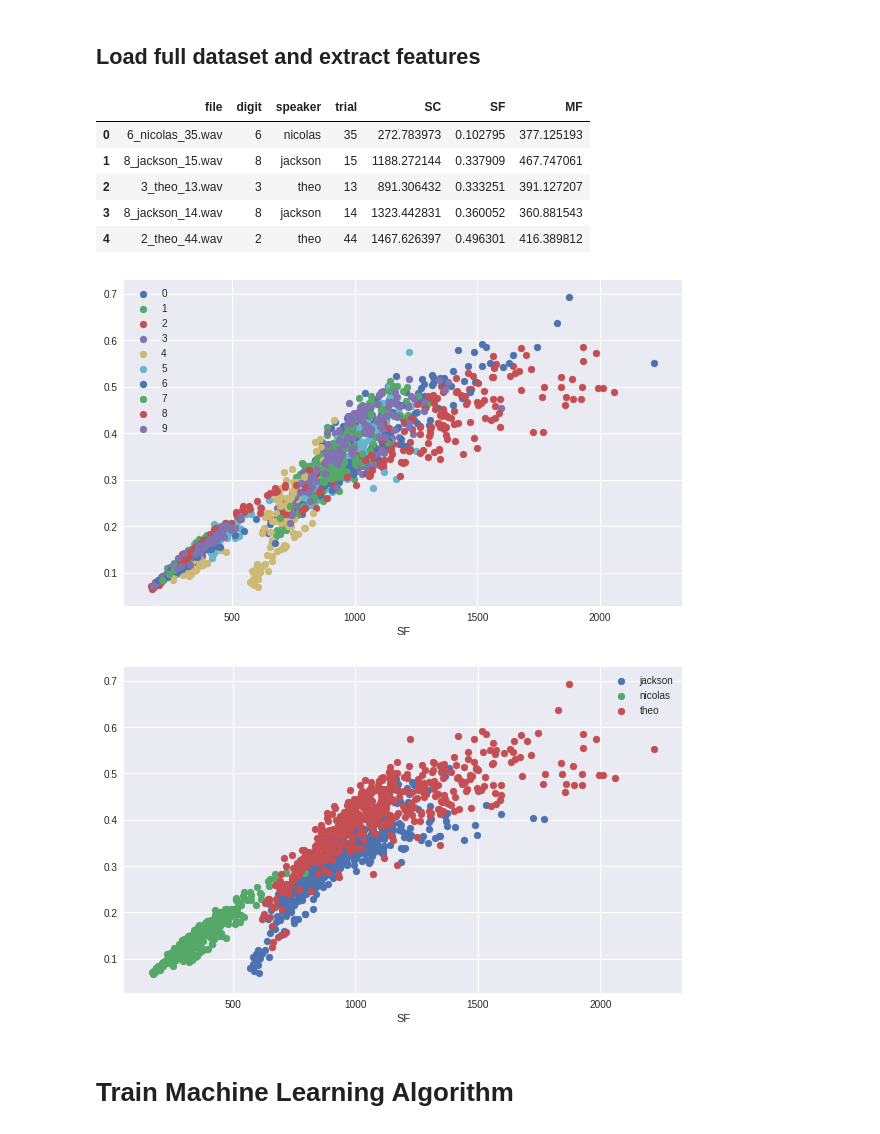
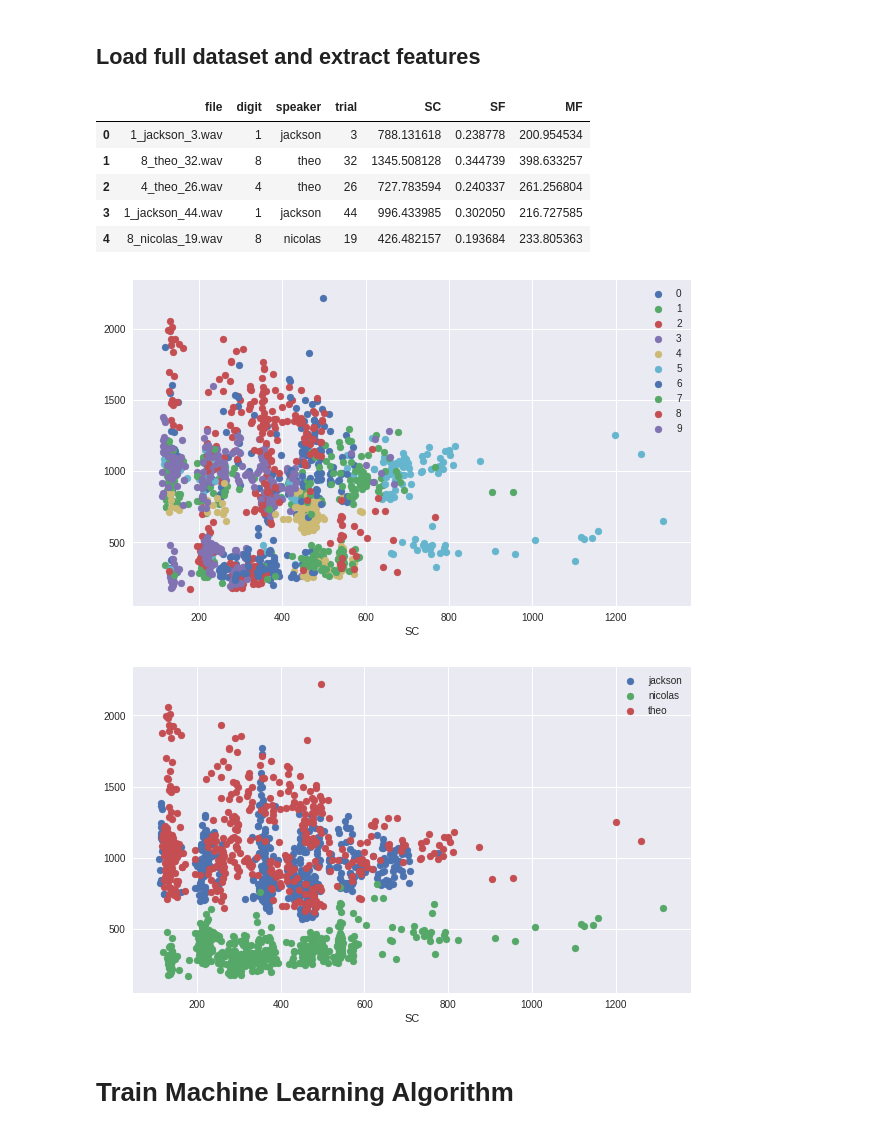
Before and after one commit to nakabox/Week2_public, a Jupyter notebook: 06_SignalsML_Solutions.ipynb, the cells around one changed output. Drawn from its saved outputs; the diff is of its cells as text; code cells hidden in the pictures.

```diff
--- a/06_SignalsML_Solutions.ipynb
+++ b/06_SignalsML_Solutions.ipynb
@@ -172,6 +185,7 @@ trial = re.search( re_trial, sample_file)[0][1:-1]
 df = pd.DataFrame(columns=['file','digit','speaker','trial','SC','SF','MF'])
 sc = spectral_centroid(fft,t[1]-t[0])
 sf = spectral_flatness(fft)
+mf = max_freq(fft, t[1]-t[0])
 
 
 df = df.append({'file':sample_file,'digit':digit,'speaker':speaker,'trial':trial,'SC':sc,'SF':sf,'MF':mf},ignore_index=True)
@@ -183,7 +197,7 @@ df
 ## Load full dataset and extract features
 # %%
 import re
-
+import peakutils
 re_digit = re.compile('\d+_')
 re_speaker = re.compile('_[a-z]+_')
 re_trial = re.compile('_\d+.')
@@ -214,6 +228,8 @@ for sample_file in os.listdir():
     sc = spectral_centroid(fft,t[1]-t[0])
     sf = spectral_flatness(fft)
     mf = max_freq(fft,t[1]-t[0])
+    # perform a fast fourier transform (use np.fft.rfft()), store the new x and y values, and plot these new values
+    pf = peakutils.peak.indexes(fft)
 
     # add to our dataframe
     df = df.append({'file':sample_file,'digit':digit,'speaker':speaker,'trial':trial,'SC':sc,'SF':sf,'MF':mf},ignore_index=True)
@@ -231,31 +247,31 @@ for sample_file in os.listdir():
 df.head()
 # %% [output]
 |  | file | digit | speaker | trial | SC | SF | MF |
-| 0 | 6_nicolas_35.wav | 6 | nicolas | 35 | 272.783973 | 0.102795 | 377.125193 |
-| 1 | 8_jackson_15.wav | 8 | jackson | 15 | 1188.272144 | 0.337909 | 467.747061 |
-| 2 | 3_theo_13.wav | 3 | theo | 13 | 891.306432 | 0.333251 | 391.127207 |
-| 3 | 8_jackson_14.wav | 8 | jackson | 14 | 1323.442831 | 0.360052 | 360.881543 |
-| 4 | 2_theo_44.wav | 2 | theo | 44 | 1467.626397 | 0.496301 | 416.389812 |
+| 0 | 1_jackson_3.wav | 1 | jackson | 3 | 788.131618 | 0.238778 | 200.954534 |
+| 1 | 8_theo_32.wav | 8 | theo | 32 | 1345.508128 | 0.344739 | 398.633257 |
+| 2 | 4_theo_26.wav | 4 | theo | 26 | 727.783594 | 0.240337 | 261.256804 |
+| 3 | 1_jackson_44.wav | 1 | jackson | 44 | 996.433985 | 0.302050 | 216.727585 |
+| 4 | 8_nicolas_19.wav | 8 | nicolas | 19 | 426.482157 | 0.193684 | 233.805363 |
 # %%
 # PLOT THE DATA BY DIGIT AND SPEAKER
 
-xfeature = 'SC'
-yfeature = 'SF'
+xfeature = 'MF'
+yfeature = 'SC'
 
 for label in ['digit','speaker']:
 
   plt.figure()
   for lbl in np.sort(df[label].unique()):
 
     digit_df = df[df[label]==lbl]
     plt.scatter(digit_df[xfeature],digit_df[yfeature],label='{}'.format(lbl))
     plt.xlabel(xfeature)
     plt.xlabel(yfeature)
 
   plt.legend()
 # %% [output]
-[figure, old version]
+[figure, new version]
-[figure, old version]
+[figure, new version]
 # %% [markdown]
 # Train Machine Learning Algorithm
 # %%
```
Also changed, not shown: parts of 8 cells of this notebook.
